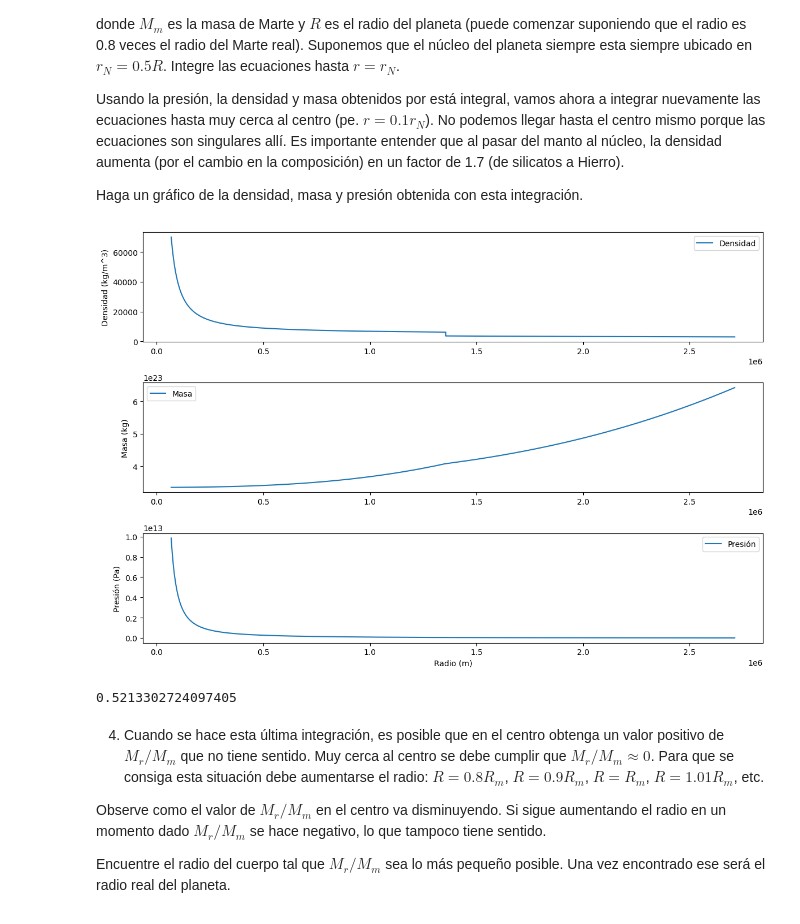
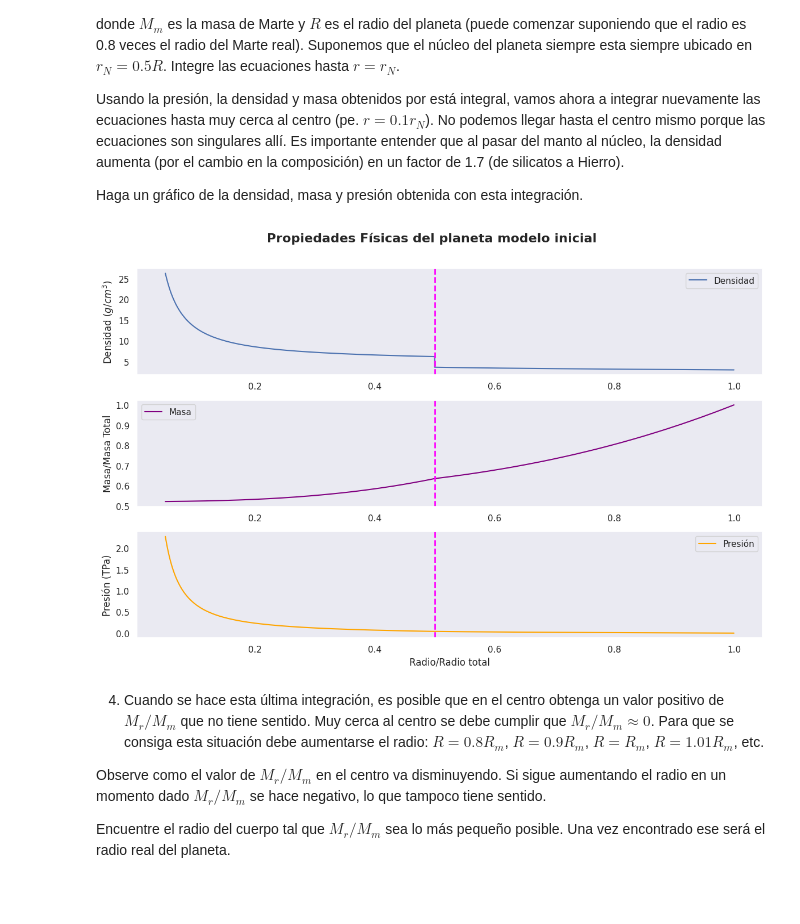
Before and after one commit to andromedalactea/Continuus_Mechanics, a Jupyter notebook: Homeworks/MCON_Tarea4_SismologiaInteriorPlanetario.ipynb, the cells around one changed output. Saved outputs shown, nothing was run; the diff lists cells and outputs as text; code cells hidden in the pictures.

```diff
--- a/Homeworks/MCON_Tarea4_SismologiaInteriorPlanetario.ipynb
+++ b/Homeworks/MCON_Tarea4_SismologiaInteriorPlanetario.ipynb
@@ -110,12 +110,16 @@ import pandas as pd
 import numpy as np
 from scipy.optimize import curve_fit
 from scipy.integrate import odeint
+import seaborn as sns
+sns.set(style='darkgrid')
 # %% [markdown]
 Constantes
 # %%
 # Conversión de unidades
 km2m = 1e3 # km a m
 gr_cm3_2_kg_m3 = 1e3 # g/cm³ a kg/m³
+tera = 1e12 # Tera 10^12
+giga = 1e9 # Giga 10^9
 
 # Constantes Físicas
 G = 6.67430e-11  # Constante gravitacional en m^3 kg^-1 s^-2
@@ -279,10 +292,29 @@ $$
 # %%
 # Definamos las constantes para el modelo
 R = 0.8 * R_m  # 0.8 veces el radio de Marte
-r_N = 0.5 * R  # Radio del núcleo
+r_N = 0.5 * R  # Radio del núcleo (50% )
 
-# Definir las funciones matemáticas para las EDOs
+# Definir las EDOs del modelo de estructura interna
 def model(y, r, a, n_K):
+    """
+    Modelo de estructura interna para un planeta rocoso con núcleo líquido.
+
+    Las ecuaciones diferenciales son:
+    dp/dr = -rho * (G * M_r / r^2)
+    dM/dr = 4 * pi * r^2 * rho
+    d(rho)/dr = -rho^2 * (G * M_r / r^2) / K(rho)
+
+    Donde K(rho) = a * rho^n_K
+
+    Parámetros:
+    y : list; Lista con las variables [p, M_r, rho]
+    r : float; Radio
+    a : float; Parámetro de ajuste para K(rho)
+    n_K : float; Exponente de ajuste para K(rho)
+
+    Returns:
+    list : Las soluciones
+    """
     p, M_r, rho = y
     dpdr = -rho * (G * M_r / r**2)
     dMdr = 4 * np.pi * r**2 * rho
@@ -300,46 +332,53 @@ sol_manto = odeint(model, y0, r_manto, args=(a_manto, n_K_manto))
 p_nucleo_inicial = sol_manto[-1, 0]
 M_r_nucleo_inicial = sol_manto[-1, 1]
 rho_nucleo_inicial = 1.7 * sol_manto[-1, 2]  # Aumento por el cambio de material
 
 y0_nucleo = [p_nucleo_inicial, M_r_nucleo_inicial, rho_nucleo_inicial]
 
 # Integramos desde el núcleo hasta cerca del centro
-r_nucleo = np.linspace(r_N, 0.05 * r_N, 500)  # Evitamos llegar al centro
+r_nucleo = np.linspace(r_N, 0.1 * r_N, 500)  # Evitamos llegar al centro
 sol_nucleo = odeint(model, y0_nucleo, r_nucleo, args=(a_manto, n_K_manto))
 
 # Combinamos las soluciones
 r_total = np.concatenate((r_manto, r_nucleo))
 p_total = np.concatenate((sol_manto[:, 0], sol_nucleo[:, 0]))
 M_r_total = np.concatenate((sol_manto[:, 1], sol_nucleo[:, 1]))
 rho_total = np.concatenate((sol_manto[:, 2], sol_nucleo[:, 2]))
 
 # Gráfico de densidad, masa y presión
 plt.figure(figsize=(12, 8))
 
 plt.subplot(3, 1, 1)
-plt.plot(r_total, rho_total, label='Densidad')
-plt.ylabel('Densidad (kg/m^3)')
+plt.plot(r_total/R, rho_total/gr_cm3_2_kg_m3, label='Densidad')
+plt.ylabel(r'Densidad ($g/cm^3$)')
+plt.axvline(x=0.5 , color='magenta', linestyle='--', linewidth=2)  # Línea para el límite
+plt.grid()
 plt.legend()
 
 plt.subplot(3, 1, 2)
-plt.plot(r_total, M_r_total, label='Masa')
-plt.ylabel('Masa (kg)')
+plt.plot(r_total/R, M_r_total/M_m, label='Masa', color='purple')
+plt.ylabel('Masa/Masa Total')
+plt.grid()
+plt.axvline(x=0.5 , color='magenta', linestyle='--', linewidth=2)  # Línea para el límite
 plt.legend()
 
 plt.subplot(3, 1, 3)
-plt.plot(r_total, p_total, label='Presión')
-plt.xlabel('Radio (m)')
-plt.ylabel('Presión (Pa)')
+plt.plot(r_total/R, p_total/tera, label='Presión', color='orange')
+plt.xlabel('Radio/Radio total')
+plt.ylabel('Presión (TPa)')
+plt.grid()
+plt.axvline(x=0.5 , color='magenta', linestyle='--', linewidth=2)  # Línea para el límite
 plt.legend()
 
+# Agregar un título global a los subplots
+plt.suptitle('Propiedades Físicas del planeta modelo inicial', fontsize=16, fontweight='bold')
+
+# Mostrar gráficos
 plt.tight_layout()
+plt.subplots_adjust(top=0.9)  # Ajustar el espacio superior para acomodar el título global
 plt.show()
 # %% [output]
-[figure, old version]
+[figure, new version]
-# %%
-print(M_r_total[-1]/M_m)
-# %% [output]
-0.5213302724097405
 # %% [markdown]
 4. Cuando se hace esta última integración, es posible que en el centro obtenga un valor positivo de $M_r/M_m$ que no tiene sentido. Muy cerca al centro se debe cumplir que $M_r/M_m\approx 0$. Para que se consiga esta situación debe aumentarse el radio: $R=0.8R_m$, $R=0.9R_m$, $R=R_m$, $R=1.01R_m$, etc.
 
```
Also changed, not shown: parts of 11 cells of this notebook.
